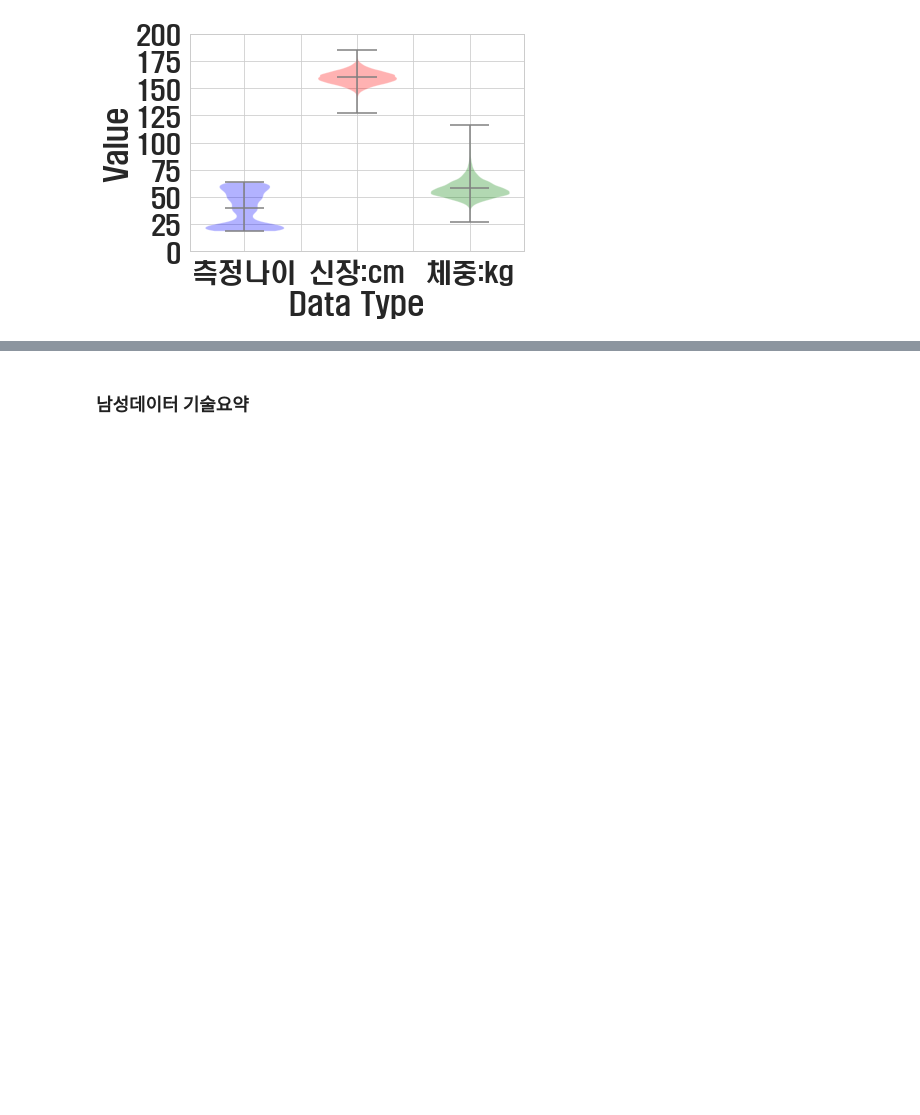
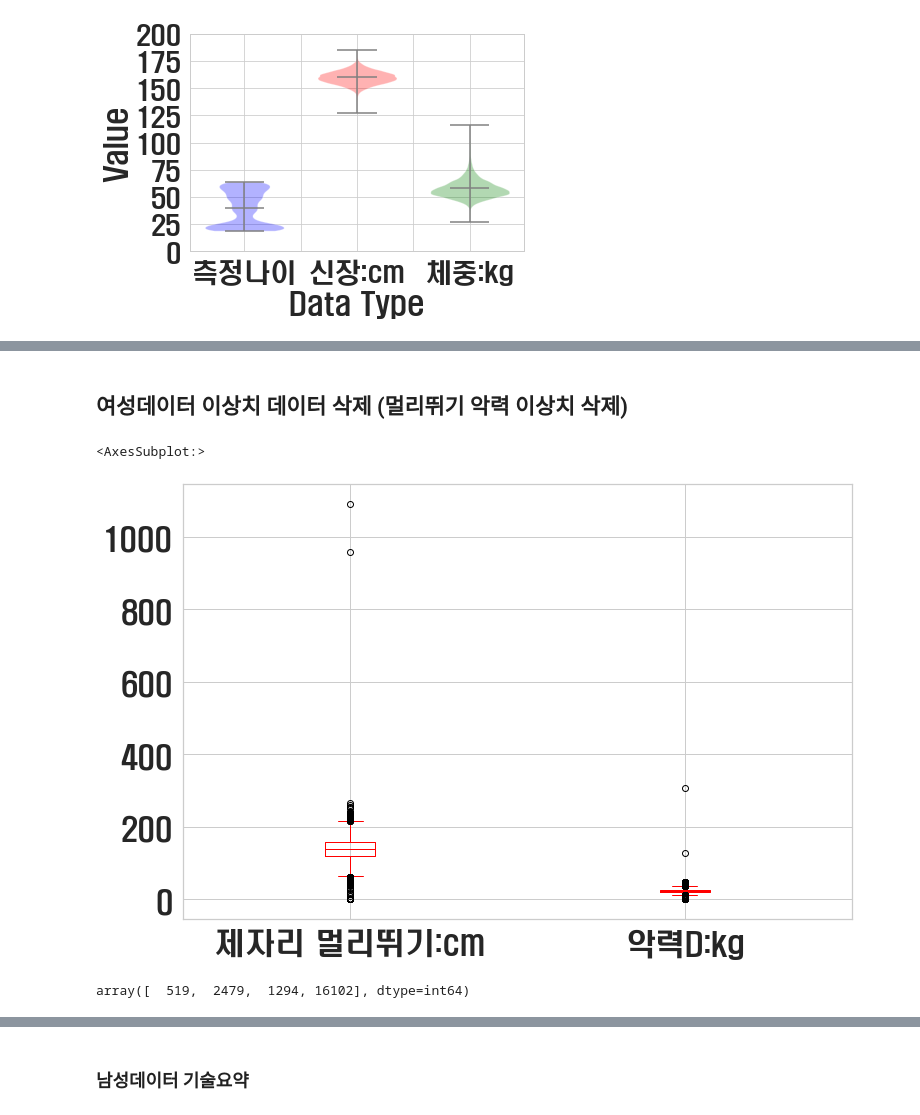
Before and after one commit to jinrang2/tj201130_kkij, a Jupyter notebook: kum/건강데이터 &범죄 상관분석.ipynb, the cells around one changed output, grey strips where cells are left out. Cells and saved outputs as stored; diff of their text form; code cells hidden in the pictures; blank space fills up the shorter version.

```diff
--- a/kum/건강데이터 &범죄 상관분석.ipynb
+++ b/kum/건강데이터 &범죄 상관분석.ipynb
@@ -455,0 +459,10 @@ woman_info_2019[['측정나이','신장:cm','체중:kg']].plot.box(color='red',f
+# %% [markdown]
+## 여성데이터 이상치 데이터 삭제 (멀리뛰기 악력 이상치 삭제)
+# %%
+plt.rc("font", family="HYHeadLine-Medium")
+# plt.rc("font", family="Malgun Gothic")
+plt.rc("axes", unicode_minus=False) # y축
+woman_info_2019[['제자리 멀리뛰기:cm','악력D:kg']].plot.box(color='red',figsize=(12,8),fontsize=30)
+# %% [output]
+<AxesSubplot:>
+[figure, added]
@@ -455,0 +490,5 @@ woman_info_2019[['측정나이','신장:cm','체중:kg']].plot.box(color='red',f
+# %%
+con_index2=np.concatenate((ex_index3,ex_index4),axis=None)
+con_index2
+# %% [output]
+array([  519,  2479,  1294, 16102], dtype=int64)
```
Also changed, not shown: parts of 7 cells of this notebook, 4 other files.
